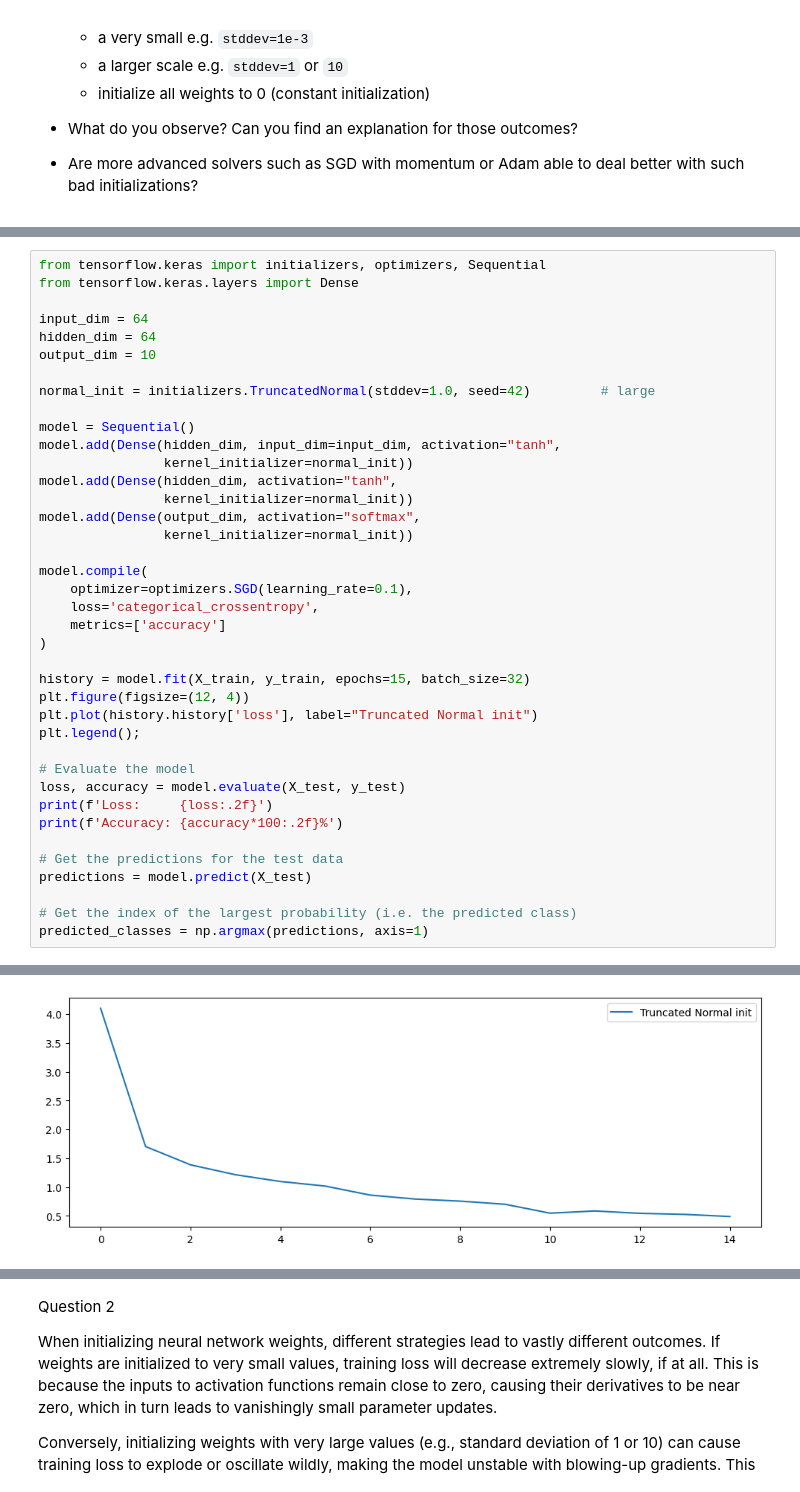
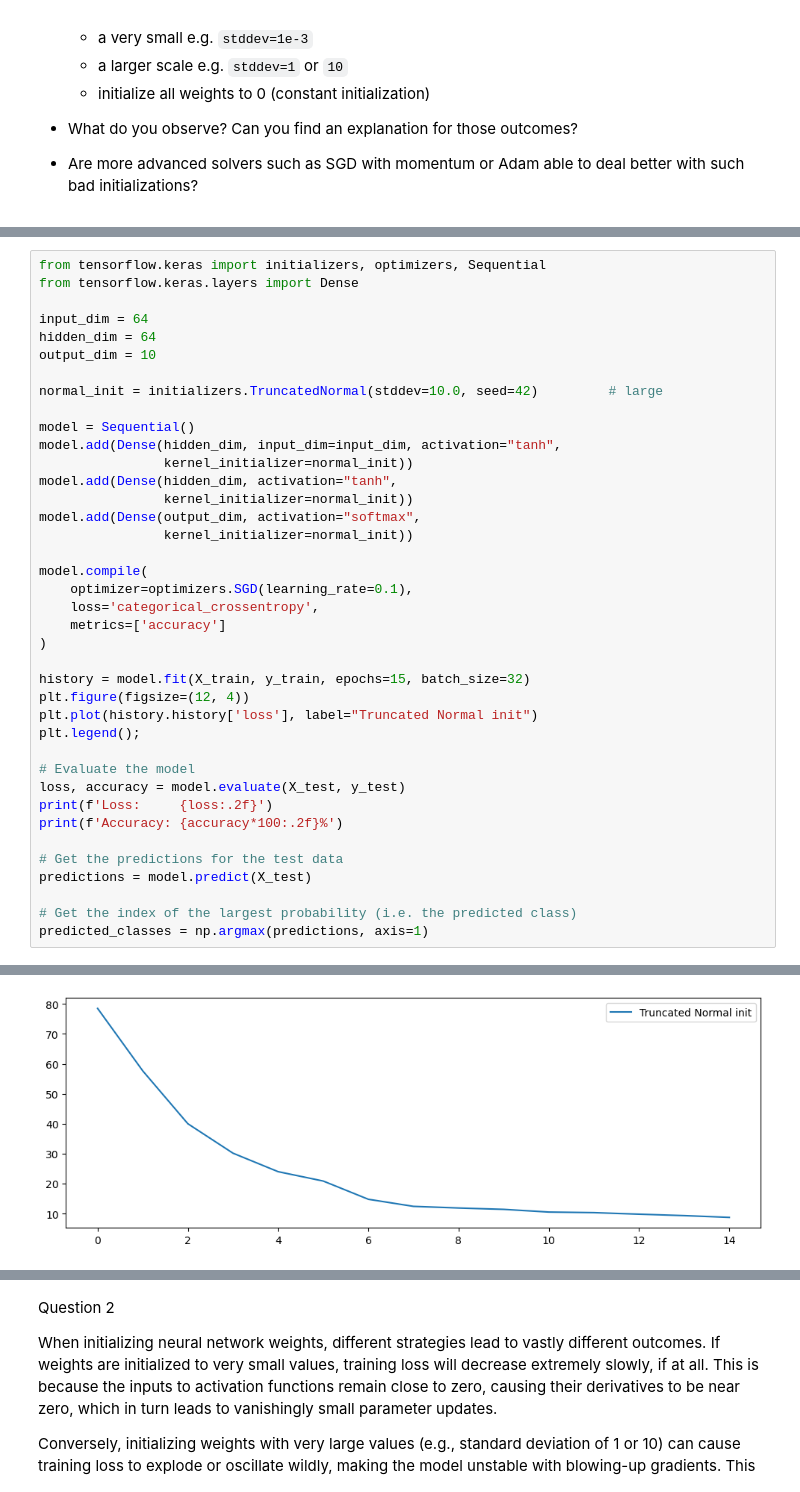
Before and after one commit to markng788/deep_learning, a Jupyter notebook: 01_materials/labs/lab_1.ipynb, the cells around one changed output, grey strips where cells are left out. Drawn from its saved outputs; the diff is of its cells as text.

```diff
--- a/01_materials/labs/lab_1.ipynb
+++ b/01_materials/labs/lab_1.ipynb
@@ -853,7 +853,7 @@ input_dim = 64
 hidden_dim = 64
 output_dim = 10
 
-normal_init = initializers.TruncatedNormal(stddev=1.0, seed=42)         # large
+normal_init = initializers.TruncatedNormal(stddev=10.0, seed=42)         # large
 
 model = Sequential()
 model.add(Dense(hidden_dim, input_dim=input_dim, activation="tanh",
@@ -905,4 +905,4 @@ Accuracy: 82.50%
-[figure, old version]
+[figure, new version]
 # %%
 from tensorflow.keras import initializers, optimizers, Sequential
 from tensorflow.keras.layers import Dense
```
Also changed, not shown: parts of 21 cells of this notebook.
